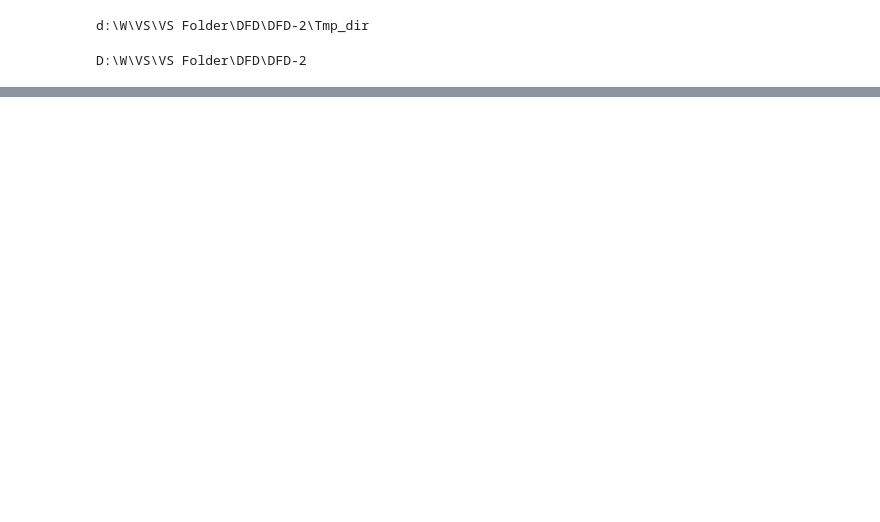
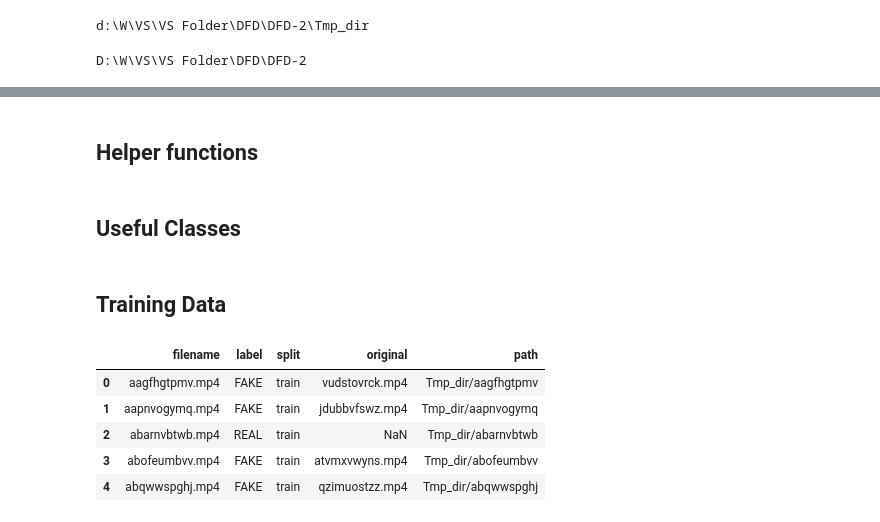
Before and after one commit to rachitss/DFD-2, a Jupyter notebook: DFDnb.ipynb, the cells around one changed output, grey strips where cells are left out. Cells and saved outputs as stored; diff of their text form; code cells hidden in the pictures; blank space fills up the shorter version.

```diff
--- a/DFDnb.ipynb
+++ b/DFDnb.ipynb
@@ -158,0 +194,2 @@ D:\W\VS\VS Folder\DFD\DFD-2
+# %% [markdown]
+## Helper functions
@@ -158,0 +422,2 @@ D:\W\VS\VS Folder\DFD\DFD-2
+# %% [markdown]
+## Useful Classes
@@ -158,0 +582,13 @@ D:\W\VS\VS Folder\DFD\DFD-2
+# %% [markdown]
+## Training Data
+# %%
+train_df = pd.read_csv(os.path.join(train_dir, 'metadata.csv'))
+train_df['path'] = train_df['filename'].apply(lambda x: os.path.join(train_dir, x.split('.')[0]))
+train_df.head()
+# %% [output]
+|  | filename | label | split | original | path |
+| 0 | aagfhgtpmv.mp4 | FAKE | train | vudstovrck.mp4 | Tmp_dir/aagfhgtpmv |
+| 1 | aapnvogymq.mp4 | FAKE | train | jdubbvfswz.mp4 | Tmp_dir/aapnvogymq |
+| 2 | abarnvbtwb.mp4 | REAL | train | NaN | Tmp_dir/abarnvbtwb |
+| 3 | abofeumbvv.mp4 | FAKE | train | atvmxvwyns.mp4 | Tmp_dir/abofeumbvv |
+| 4 | abqwwspghj.mp4 | FAKE | train | qzimuostzz.mp4 | Tmp_dir/abqwwspghj |
```
Also changed, not shown: parts of 36 cells of this notebook.
